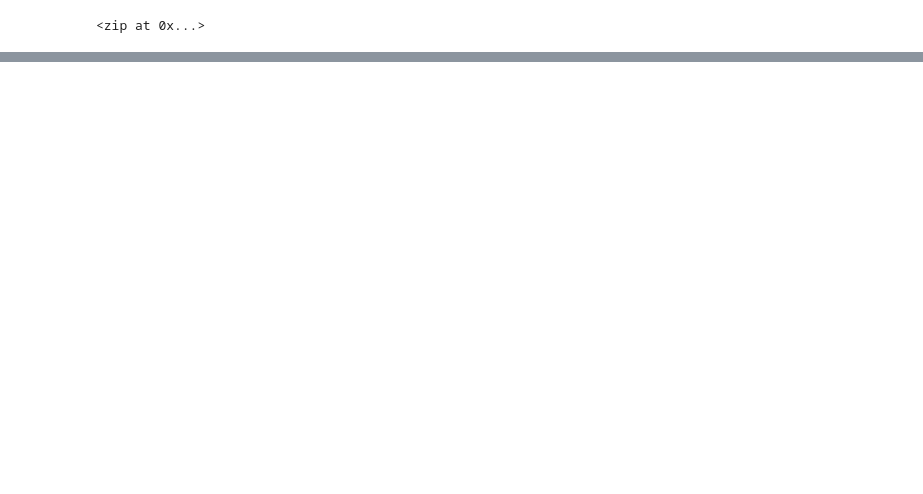
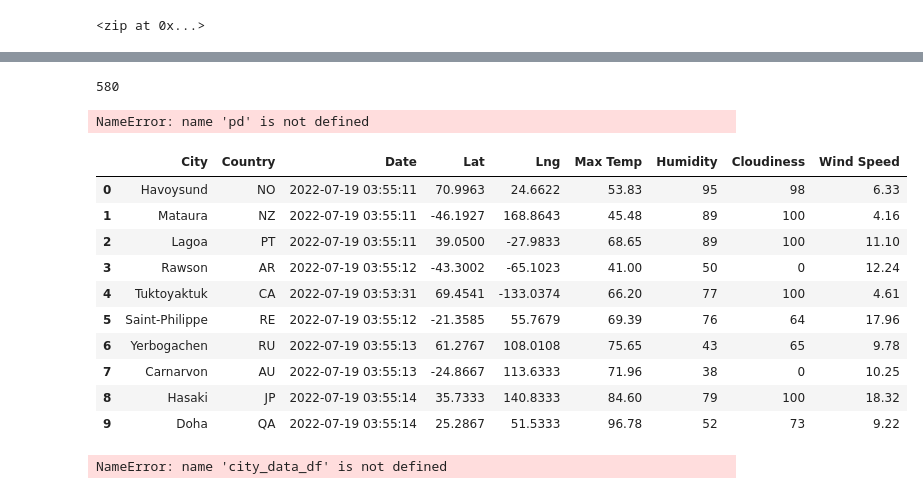
Before and after one commit to pcar22/World_Weather_Analysis, a Jupyter notebook: WeatherPy.ipynb, the cells around one changed output, grey strips where cells are left out. Cells and saved outputs as stored; diff of their text form; code cells hidden in the pictures; blank space fills up the shorter version.

```diff
--- a/WeatherPy.ipynb
+++ b/WeatherPy.ipynb
@@ -62,0 +78,2 @@ len(cities)
+# %%
+url = "http://api.openweathermap.org/data/2.5/weather?units=Imperial&APPID=" + weather_api_key
@@ -62,0 +162,33 @@ len(cities)
+# %%
+len(city_data)
+# %% [output]
+580
+# %%
+# Convert the array of dictionaries to a Pandas DataFrame.
+city_data_df = pd.DataFrame(city_data)
+city_data_df.head(10)
+# %% [output]
+NameError: name 'pd' is not defined
+# %%
+new_column_order = ["City", "Country", "Date", "Lat", "Lng", "Max Temp", "Humidity", "Cloudiness", "Wind Speed"]
+city_data_df = city_data_df[new_column_order]
+city_data_df.head(10)
+# %% [output]
+|  | City | Country | Date | Lat | Lng | Max Temp | Humidity | Cloudiness | Wind Speed |
+| 0 | Havoysund | NO | 2022-07-19 03:55:11 | 70.9963 | 24.6622 | 53.83 | 95 | 98 | 6.33 |
+| 1 | Mataura | NZ | 2022-07-19 03:55:11 | -46.1927 | 168.8643 | 45.48 | 89 | 100 | 4.16 |
+| 2 | Lagoa | PT | 2022-07-19 03:55:11 | 39.0500 | -27.9833 | 68.65 | 89 | 100 | 11.10 |
+| 3 | Rawson | AR | 2022-07-19 03:55:12 | -43.3002 | -65.1023 | 41.00 | 50 | 0 | 12.24 |
+| 4 | Tuktoyaktuk | CA | 2022-07-19 03:53:31 | 69.4541 | -133.0374 | 66.20 | 77 | 100 | 4.61 |
+| 5 | Saint-Philippe | RE | 2022-07-19 03:55:12 | -21.3585 | 55.7679 | 69.39 | 76 | 64 | 17.96 |
+| 6 | Yerbogachen | RU | 2022-07-19 03:55:13 | 61.2767 | 108.0108 | 75.65 | 43 | 65 | 9.78 |
+| 7 | Carnarvon | AU | 2022-07-19 03:55:13 | -24.8667 | 113.6333 | 71.96 | 38 | 0 | 10.25 |
+| 8 | Hasaki | JP | 2022-07-19 03:55:14 | 35.7333 | 140.8333 | 84.60 | 79 | 100 | 18.32 |
+| 9 | Doha | QA | 2022-07-19 03:55:14 | 25.2867 | 51.5333 | 96.78 | 52 | 73 | 9.22 |
+# %%
+# Create the output file (CSV).
+output_data_file = "weather_data/cities.csv"
+# Export the City_Data into a CSV.
+city_data_df.to_csv(output_data_file, index_label="City_ID")
+# %% [output]
+NameError: name 'city_data_df' is not defined
```
Also changed, not shown: parts of 5 cells of this notebook, 4 other files.
